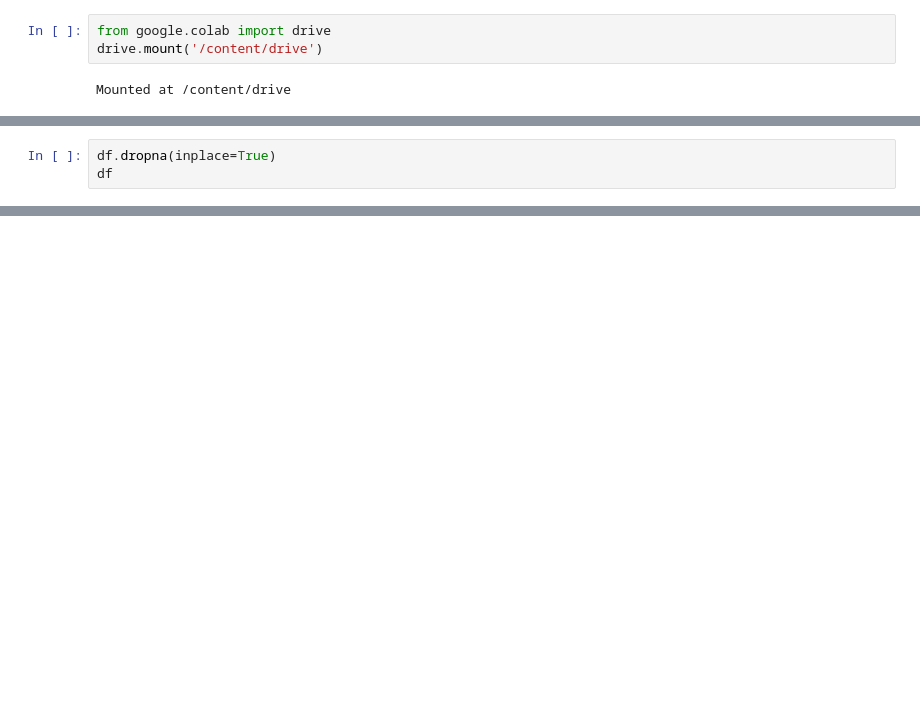
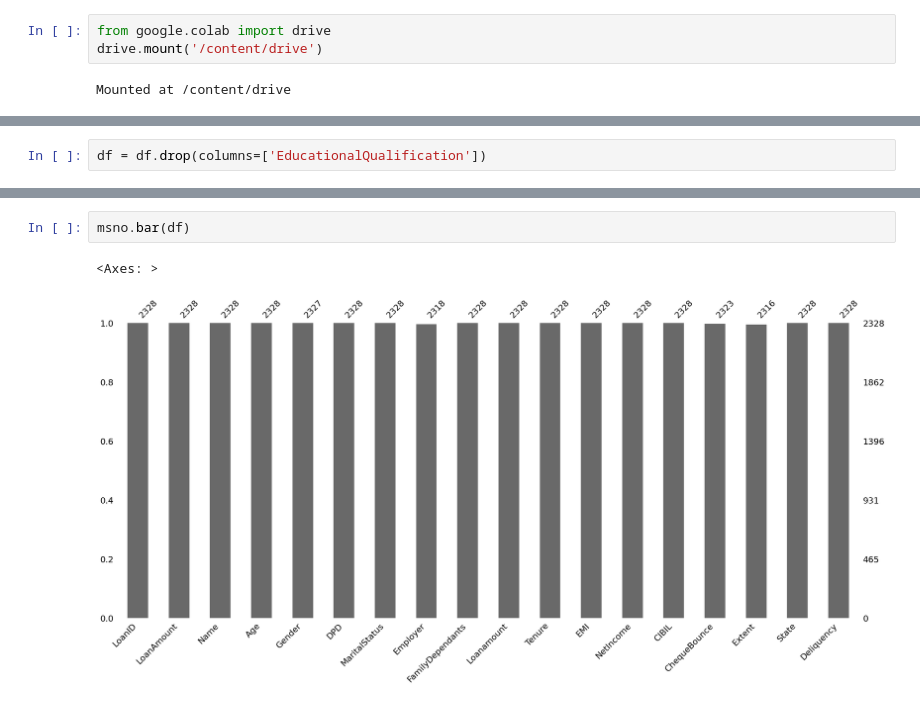
Before and after one commit to glennamaria/Projects, a Jupyter notebook: Loanprediction.ipynb, the cells around one changed output, grey strips where cells are left out. Drawn from its saved outputs; the diff is of its cells as text; blank space fills up the shorter version.

```diff
--- a/Loanprediction.ipynb
+++ b/Loanprediction.ipynb
@@ -82,3 +61,0 @@ dtype: int64
-# %%
-df.dropna(inplace=True)
-df
@@ -144,0 +115,2 @@ print(duplicate_rows)
+# %%
+df = df.drop(columns=['EducationalQualification'])
@@ -144,0 +179,5 @@ print(duplicate_rows)
+# %%
+msno.bar(df)
+# %% [output]
+<Axes: >
+[figure, added]
```
Also changed, not shown: parts of 28 cells of this notebook.
